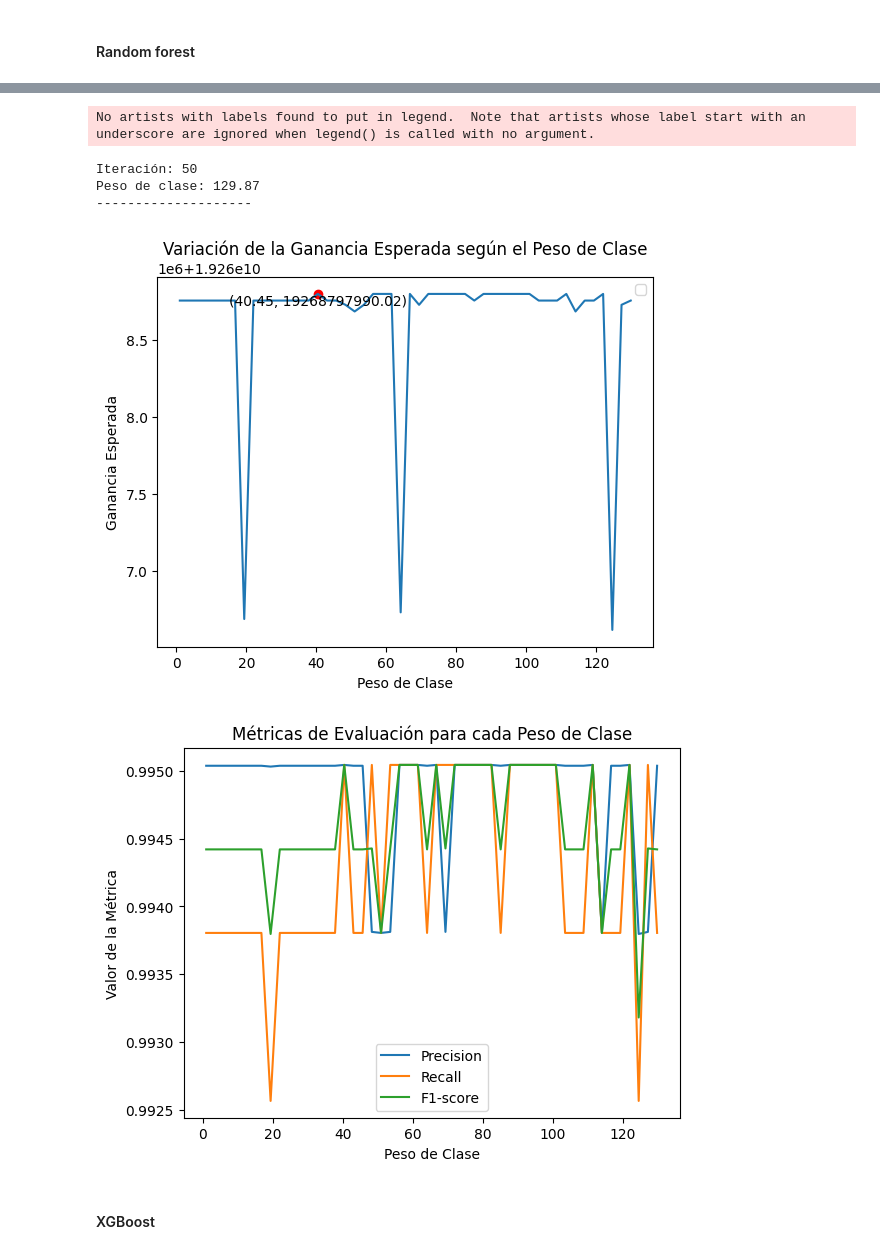
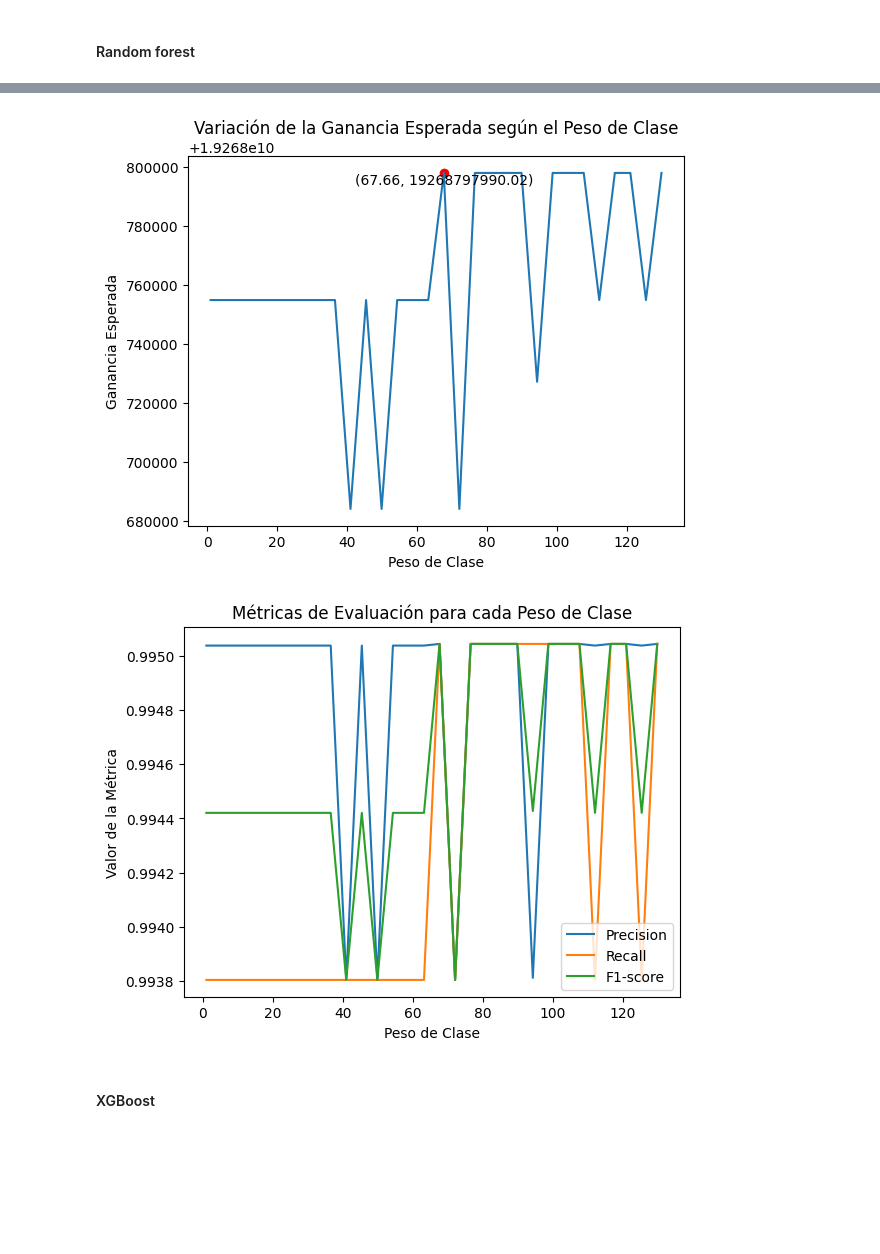
Before and after one commit to raczki/AMq1_TP, a Jupyter notebook: TP_Raczkowski.ipynb, the cells around one changed output, grey strips where cells are left out. Cells and saved outputs as stored; diff of their text form; code cells hidden in the pictures; blank space fills up the shorter version.

```diff
--- a/TP_Raczkowski.ipynb
+++ b/TP_Raczkowski.ipynb
@@ -349,7 +349,7 @@ Peso de clase: 10.0
 Pruebo usando pesos menores para la clase mayoritaria
 # %%
 # Definir los diferentes pesos para ajustar el equilibrio de clases
-weights = np.linspace(1, 2, 50)
+weights = np.linspace(1, 2, 30)
 weights = np.round(weights, decimals=2)
 profits = []
 precision_scores = []
@@ -442,7 +442,7 @@ Peso de clase: 2.0
 # %%
 # Definir los diferentes pesos para ajustar el equilibrio de clases
 desbalance = 1/0.0077
-weights = np.linspace(1, desbalance, 50)
+weights = np.linspace(1, desbalance, 30)
 # weights = np.linspace(1, 10, 20)
 weights = np.round(weights, decimals=2)
 profits = []
@@ -535,10 +535,6 @@ Peso de clase: 127.24
 --------------------
-No artists with labels found to put in legend.  Note that artists whose label start with an underscore are ignored when legend() is called with no argument.
-Iteración: 50
-Peso de clase: 129.87
---------------------
-[figure, old version]
+[figure, new version]
-[figure, old version]
+[figure, new version]
 # %% [markdown]
 #### XGBoost
 # %%
```
Also changed, not shown: parts of 27 cells of this notebook.
